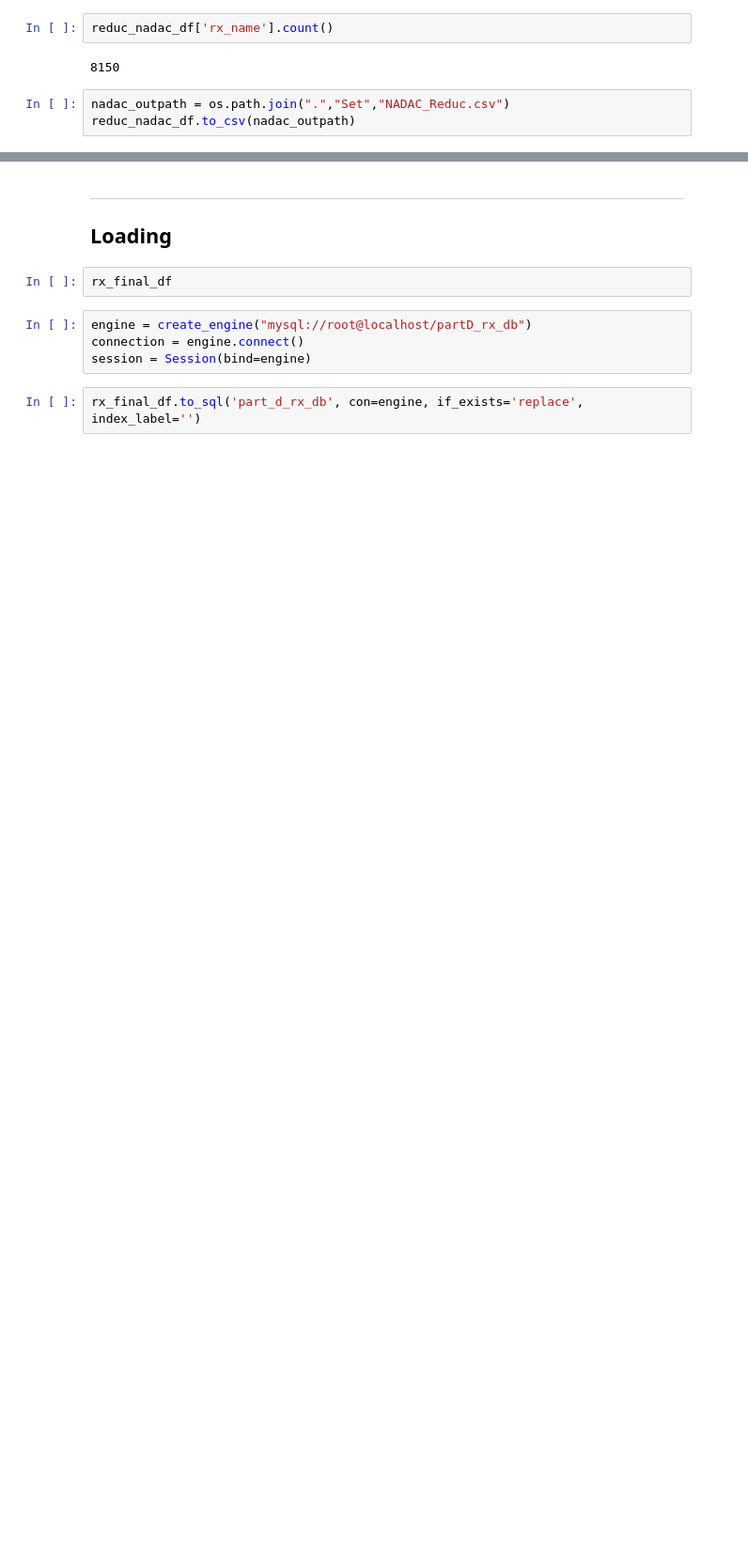
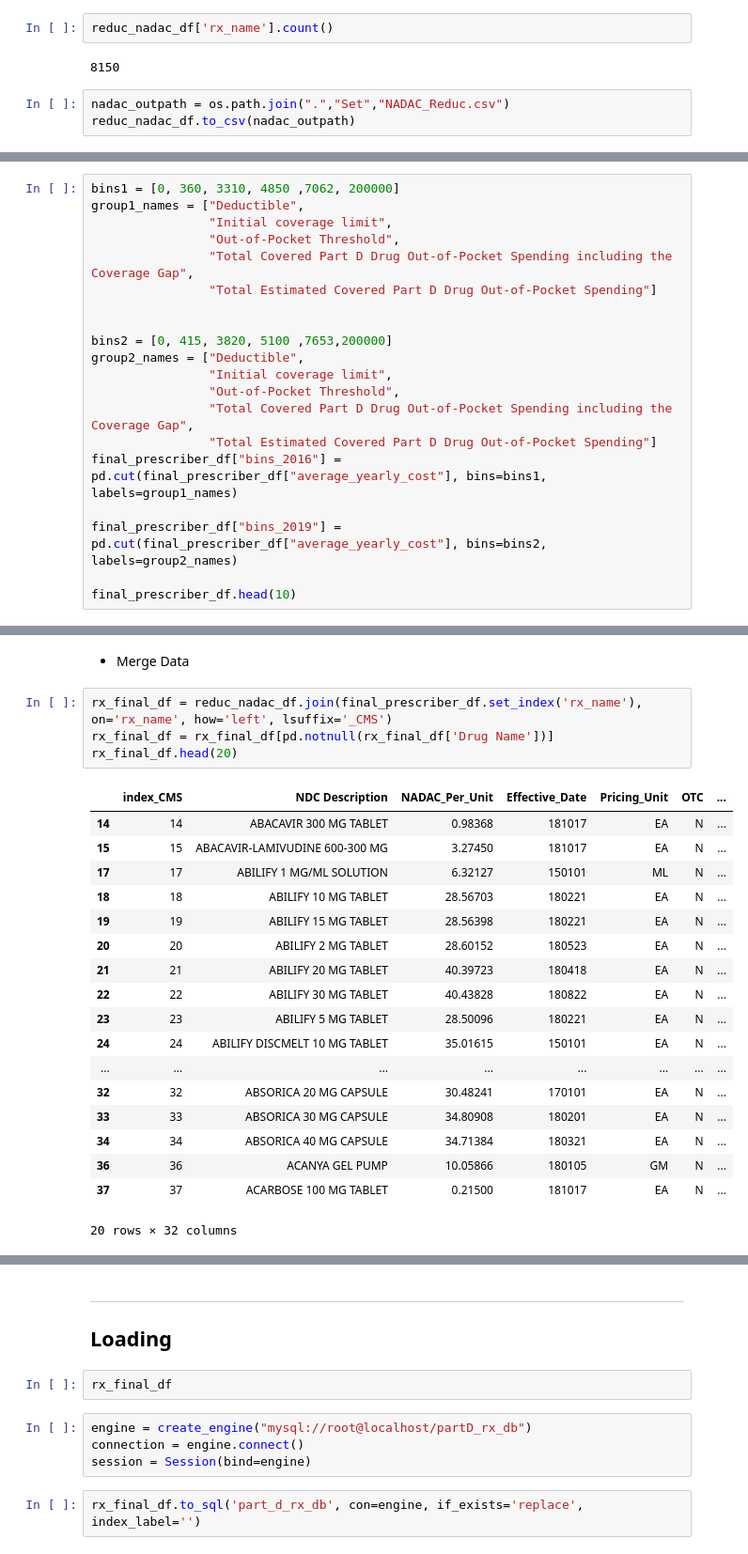
Before and after one commit to kychien/Part_D_RX_ETL, a Jupyter notebook: RX_ETL.ipynb, the cells around one changed output, grey strips where cells are left out. Shown at 94% size. Saved outputs shown, nothing was run; the diff lists cells and outputs as text; blank space fills up the shorter version.

```diff
--- a/RX_ETL.ipynb
+++ b/RX_ETL.ipynb
@@ -367,3 +384,23 @@ group1_names = ["Deductible",
                 "Total Covered Part D Drug Out-of-Pocket Spending including the Coverage Gap",
                 "Total Estimated Covered Part D Drug Out-of-Pocket Spending"]
 bins2 = [0, 415, 3820, 5100 ,7653, 8139]
+# %%
+bins1 = [0, 360, 3310, 4850 ,7062, 200000]
+group1_names = ["Deductible",
+                "Initial coverage limit",
+                "Out-of-Pocket Threshold",
+                "Total Covered Part D Drug Out-of-Pocket Spending including the Coverage Gap",
+                "Total Estimated Covered Part D Drug Out-of-Pocket Spending"]
+
+
+bins2 = [0, 415, 3820, 5100 ,7653,200000]
+group2_names = ["Deductible",
+                "Initial coverage limit",
+                "Out-of-Pocket Threshold",
+                "Total Covered Part D Drug Out-of-Pocket Spending including the Coverage Gap",
+                "Total Estimated Covered Part D Drug Out-of-Pocket Spending"]
+final_prescriber_df["bins_2016"] = pd.cut(final_prescriber_df["average_yearly_cost"], bins=bins1, labels=group1_names)
+
+final_prescriber_df["bins_2019"] = pd.cut(final_prescriber_df["average_yearly_cost"], bins=bins2, labels=group2_names)
+
+final_prescriber_df.head(10)
@@ -369,0 +420,25 @@ bins2 = [0, 415, 3820, 5100 ,7653, 8139]
+# %% [markdown]
+- Merge Data
+# %%
+rx_final_df = reduc_nadac_df.join(final_prescriber_df.set_index('rx_name'), on='rx_name', how='left', lsuffix='_CMS')
+rx_final_df = rx_final_df[pd.notnull(rx_final_df['Drug Name'])]
+rx_final_df.head(20)
+# %% [output]
+|  | index_CMS | NDC Description | NADAC_Per_Unit | Effective_Date | Pricing_Unit | OTC | ... |
+| 14 | 14 | ABACAVIR 300 MG TABLET | 0.98368 | 181017 | EA | N | ... |
+| 15 | 15 | ABACAVIR-LAMIVUDINE 600-300 MG | 3.27450 | 181017 | EA | N | ... |
+| 17 | 17 | ABILIFY 1 MG/ML SOLUTION | 6.32127 | 150101 | ML | N | ... |
+| 18 | 18 | ABILIFY 10 MG TABLET | 28.56703 | 180221 | EA | N | ... |
+| 19 | 19 | ABILIFY 15 MG TABLET | 28.56398 | 180221 | EA | N | ... |
+| 20 | 20 | ABILIFY 2 MG TABLET | 28.60152 | 180523 | EA | N | ... |
+| 21 | 21 | ABILIFY 20 MG TABLET | 40.39723 | 180418 | EA | N | ... |
+| 22 | 22 | ABILIFY 30 MG TABLET | 40.43828 | 180822 | EA | N | ... |
+| 23 | 23 | ABILIFY 5 MG TABLET | 28.50096 | 180221 | EA | N | ... |
+| 24 | 24 | ABILIFY DISCMELT 10 MG TABLET | 35.01615 | 150101 | EA | N | ... |
+| ... | ... | ... | ... | ... | ... | ... | ... |
+| 32 | 32 | ABSORICA 20 MG CAPSULE | 30.48241 | 170101 | EA | N | ... |
+| 33 | 33 | ABSORICA 30 MG CAPSULE | 34.80908 | 180201 | EA | N | ... |
+| 34 | 34 | ABSORICA 40 MG CAPSULE | 34.71384 | 180321 | EA | N | ... |
+| 36 | 36 | ACANYA GEL PUMP | 10.05866 | 180105 | GM | N | ... |
+| 37 | 37 | ACARBOSE 100 MG TABLET | 0.21500 | 181017 | EA | N | ... |
+20 rows × 32 columns
```
Also changed, not shown: parts of 11 cells of this notebook.
